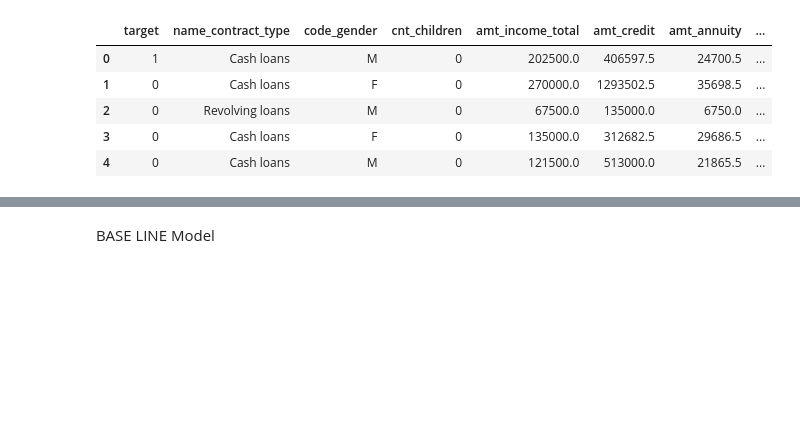
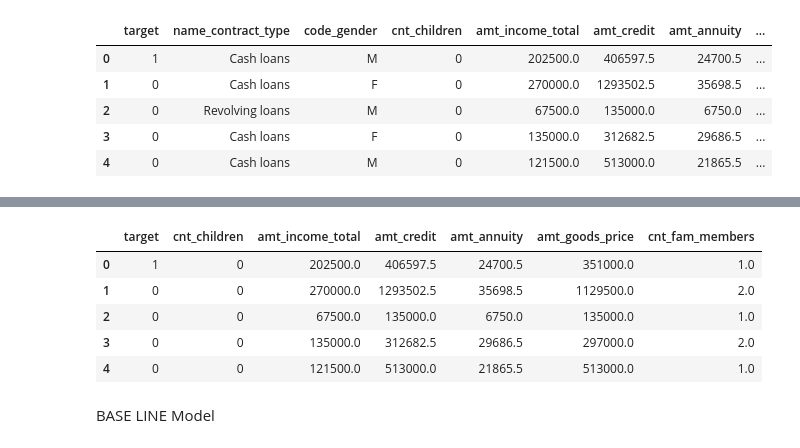
Before and after one commit to kwanda2426/ACML_26_P1, a Jupyter notebook: Models/Starter_notebook.ipynb, the cells around one changed output, grey strips where cells are left out. Drawn from its saved outputs; the diff is of its cells as text; code cells hidden in the pictures; blank space fills up the shorter version.

```diff
--- a/Models/Starter_notebook.ipynb
+++ b/Models/Starter_notebook.ipynb
@@ -322,0 +299,3 @@ memory usage: 44.6+ MB
+# %%
+numeric_df = df_fin.select_dtypes(include='number')
+numeric_df.info()
@@ -323,3 +317,14 @@ memory usage: 44.6+ MB
+# %%
+df = numeric_df.dropna(axis=0)
+# %%
+df.head()
+# %% [output]
+|  | target | cnt_children | amt_income_total | amt_credit | amt_annuity | amt_goods_price | cnt_fam_members |
+| 0 | 1 | 0 | 202500.0 | 406597.5 | 24700.5 | 351000.0 | 1.0 |
+| 1 | 0 | 0 | 270000.0 | 1293502.5 | 35698.5 | 1129500.0 | 2.0 |
+| 2 | 0 | 0 | 67500.0 | 135000.0 | 6750.0 | 135000.0 | 1.0 |
+| 3 | 0 | 0 | 135000.0 | 312682.5 | 29686.5 | 297000.0 | 2.0 |
+| 4 | 0 | 0 | 121500.0 | 513000.0 | 21865.5 | 513000.0 | 1.0 |
 # %% [markdown]
 BASE LINE Model
 # %%
```
Also changed, not shown: parts of 7 cells of this notebook.
